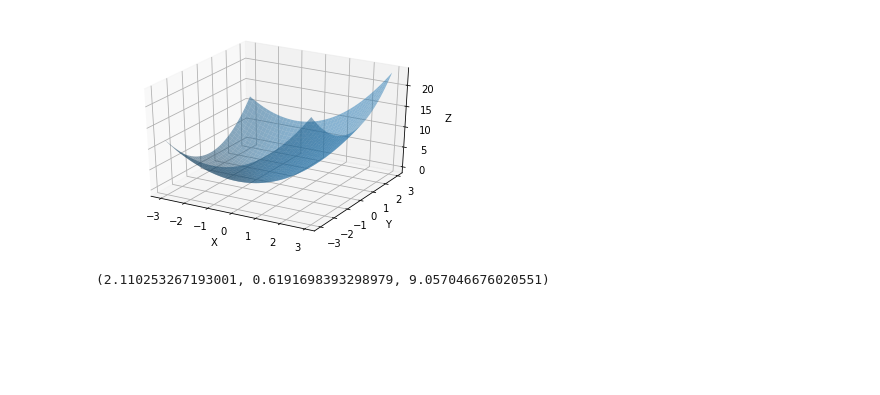
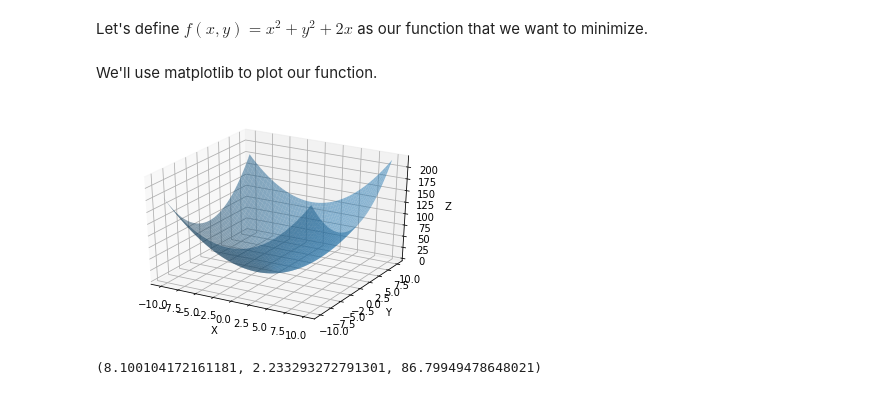
Before and after one commit to alexk307/notebooks, a Jupyter notebook: gradient_descent.ipynb, the cells around one changed output. Cells and saved outputs as stored; diff of their text form; code cells hidden in the pictures; blank space fills up the shorter version.

```diff
--- a/gradient_descent.ipynb
+++ b/gradient_descent.ipynb
@@ -4,4 +4,6 @@ import numpy as np
 from mpl_toolkits.mplot3d import Axes3D
 import matplotlib.pyplot as plt
 import random
+# %% [markdown]
+Let's define $f(x,y) = x^2 + y^2 + 2x$ as our function that we want to minimize.
 # %%
@@ -9,34 +10,39 @@ import random
 def fun(x, y):
   return x**2 + y**2 + 2*x
+# %% [markdown]
+We'll use matplotlib to plot our function.
 # %%
+# Pick our boundary
+boundary = 10
+
 # Plot our function
 fig = plt.figure()
 ax = fig.add_subplot(111, projection='3d')
 # x, y, render_rate
-x = y = np.arange(-3.0, 3.0, 0.05)
+x = y = np.arange(-boundary, boundary, 0.05)
 X, Y = np.meshgrid(x, y)
 zs = np.array([fun(x,y) for x,y in zip(np.ravel(X), np.ravel(Y))])
 Z = zs.reshape(X.shape)
 
 ax.plot_surface(X, Y, Z, zorder=1, alpha=.5)
 
 ax.set_xlabel('X')
 ax.set_ylabel('Y')
 ax.set_zlabel('Z')
 
 plt.show()
 # %% [output]
-[figure, old version]
+[figure, new version]
 # %%
 # Choose a random starting point on our surface
-x_pos = random.randint(1,3) * random.random()
-y_pos = random.randint(1,3) * random.random()
+x_pos = random.uniform(1, boundary)
+y_pos = random.uniform(1, boundary)
 
 z_pos = fun(x_pos, y_pos)
 # Our starting point
 (x_pos, y_pos, z_pos)
 # %% [output]
-(2.110253267193001, 0.6191698393298979, 9.057046676020551)
+(8.100104172161181, 2.233293272791301, 86.79949478648021)
 # %%
 # Plot our starting point
 ax.scatter(x_pos, y_pos, z_pos, color='green', s=10, zorder=100)
```
Also changed, not shown: parts of 9 cells of this notebook.
